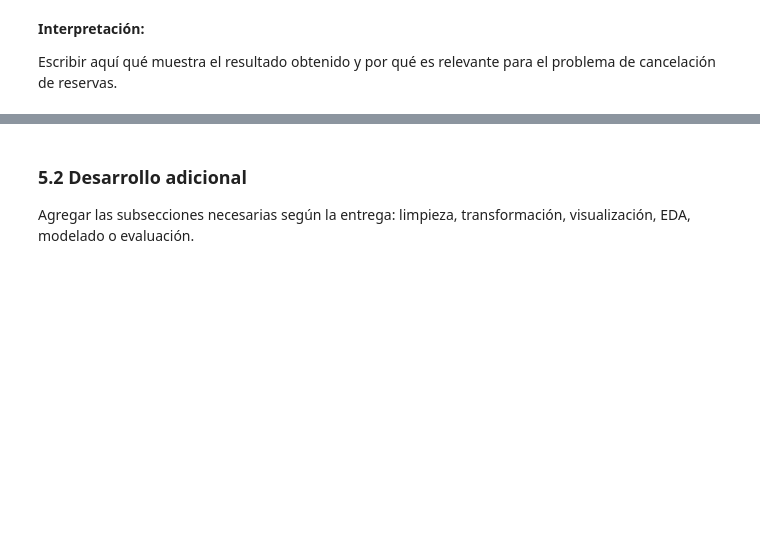
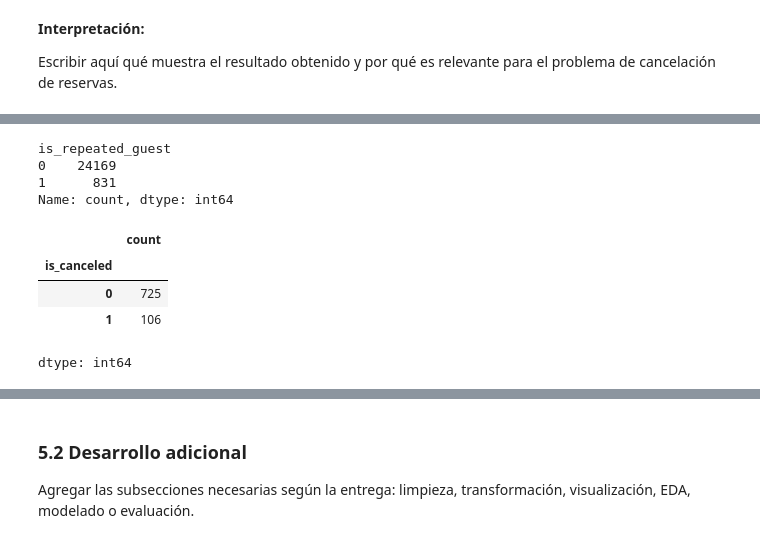
Before and after one commit to manfredialdo/iad-tpi01, a Jupyter notebook: TPI_2C_2026.ipynb, the cells around one changed output, grey strips where cells are left out. Saved outputs shown, nothing was run; the diff lists cells and outputs as text; code cells hidden in the pictures; blank space fills up the shorter version.

```diff
--- a/TPI_2C_2026.ipynb
+++ b/TPI_2C_2026.ipynb
@@ -290,0 +312,14 @@ Escribir aquí qué muestra el resultado obtenido y por qué es relevante para e
+# %%
+# clientes reincidentes
+print(df['is_repeated_guest'].value_counts()) # cuántas reservas corresponden a clientes que ya habían visitado el hotel antes frente a los que van por primera vez.
+df[df['is_repeated_guest'] != 0]['is_canceled'].value_counts() # representa: El comportamiento de cancelación exclusivo de los clientes frecuentes. Sirve para analizar si un cliente fidelizado tiene menor tendencia a cancelar que un cliente nuevo.
+# %% [output]
+is_repeated_guest
+0    24169
+1      831
+Name: count, dtype: int64
+|  | count |
+| is_canceled |  |
+| 0 | 725 |
+| 1 | 106 |
+dtype: int64
```
Also changed, not shown: parts of 4 cells of this notebook.
